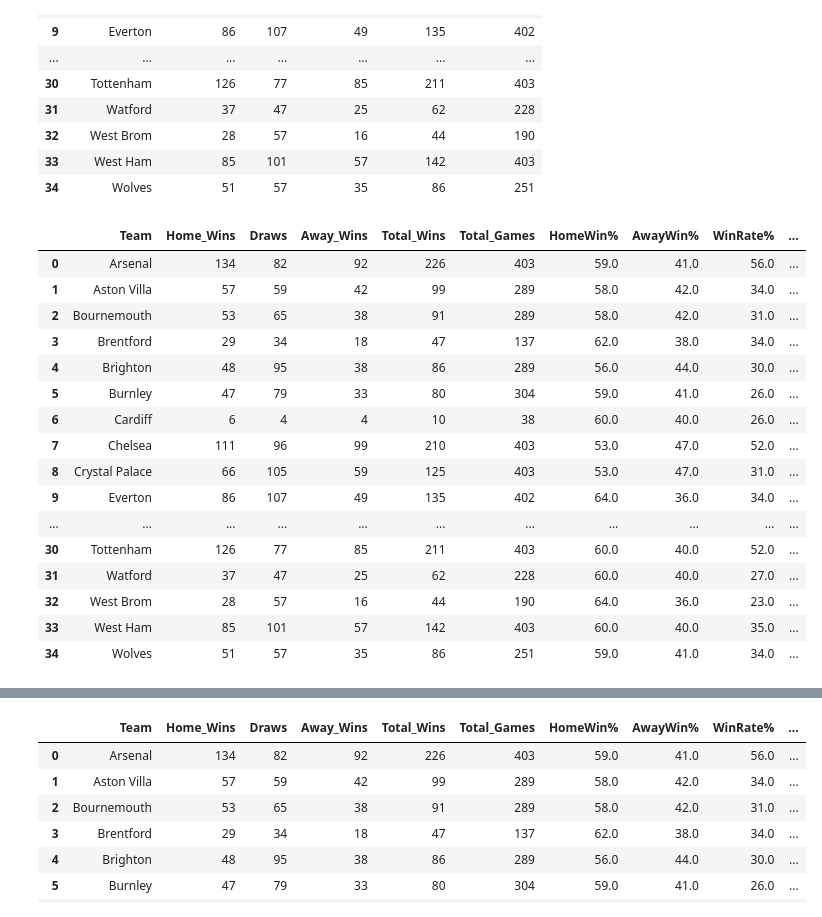
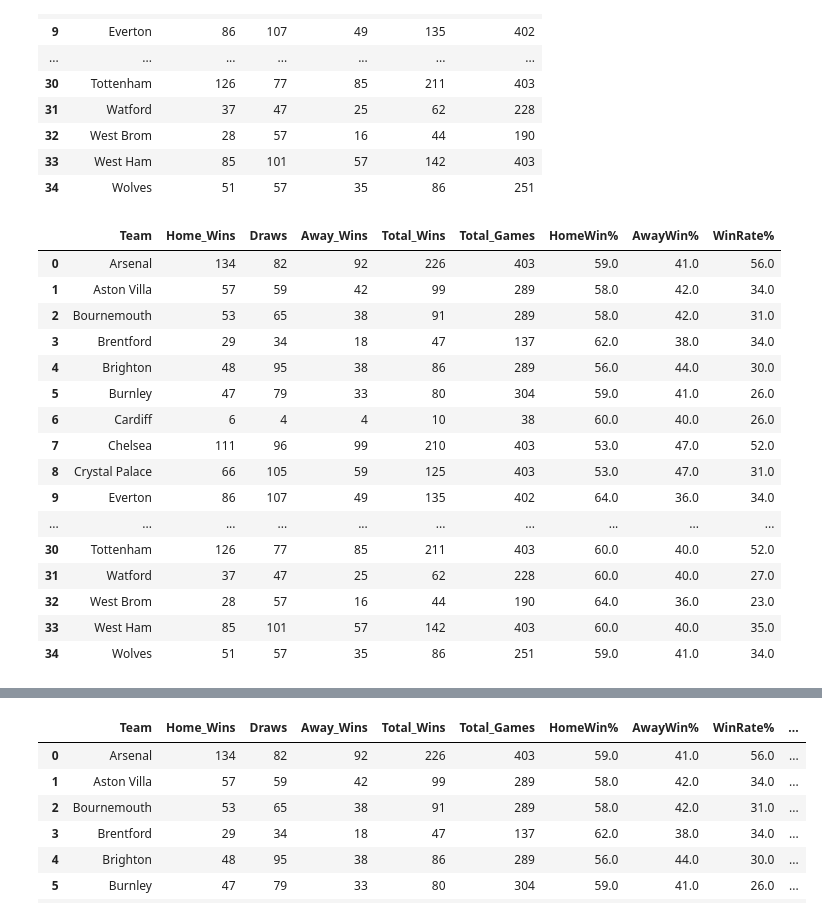
Before and after one commit to SmithNJ13/data_analysis, a Jupyter notebook: analysis.ipynb, the cells around one changed output, grey strips where cells are left out. Saved outputs shown, nothing was run; the diff lists cells and outputs as text; code cells hidden in the pictures.

Commit message:
Question Two answered!

```diff
--- a/analysis.ipynb
+++ b/analysis.ipynb
@@ -604,31 +604,29 @@ Question_Two
 | 33 | West Ham | 85 | 101 | 57 | 142 | 403 |
 | 34 | Wolves | 51 | 57 | 35 | 86 | 251 |
 # %%
-Question_Two["Home%"] = round((Question_Two["Home_Wins"] / Question_Two["Total_Wins"]), 2) * 100
-Question_Two["Away%"] = round((Question_Two["Away_Wins"] / Question_Two["Total_Wins"]), 2) * 100
+Question_Two["HomeWin%"] = round((Question_Two["Home_Wins"] / Question_Two["Total_Wins"]), 2) * 100
+Question_Two["AwayWin%"] = round((Question_Two["Away_Wins"] / Question_Two["Total_Wins"]), 2) * 100
 Question_Two["WinRate%"] = round((Question_Two["Total_Wins"] / Question_Two["Total_Games"]), 2) * 100
-Question_Two.sort_values(by="Home%", ascending=False)
-# Question_Two.drop(columns={"HomeWin%", "AwayWin%"}, inplace=True)
-# Question_Two.rename(columns={"Home%": "HomeWin%", "Away%": "AwayWin%"}, inplace=True)
+# Question_Two.drop(columns="WinRate%", inplace=True)
 Question_Two
 # %% [output]
-|  | Team | Home_Wins | Draws | Away_Wins | Total_Wins | Total_Games | HomeWin% | AwayWin% | WinRate% | ... |
-| 0 | Arsenal | 134 | 82 | 92 | 226 | 403 | 59.0 | 41.0 | 56.0 | ... |
-| 1 | Aston Villa | 57 | 59 | 42 | 99 | 289 | 58.0 | 42.0 | 34.0 | ... |
-| 2 | Bournemouth | 53 | 65 | 38 | 91 | 289 | 58.0 | 42.0 | 31.0 | ... |
-| 3 | Brentford | 29 | 34 | 18 | 47 | 137 | 62.0 | 38.0 | 34.0 | ... |
-| 4 | Brighton | 48 | 95 | 38 | 86 | 289 | 56.0 | 44.0 | 30.0 | ... |
-| 5 | Burnley | 47 | 79 | 33 | 80 | 304 | 59.0 | 41.0 | 26.0 | ... |
-| 6 | Cardiff | 6 | 4 | 4 | 10 | 38 | 60.0 | 40.0 | 26.0 | ... |
-| 7 | Chelsea | 111 | 96 | 99 | 210 | 403 | 53.0 | 47.0 | 52.0 | ... |
-| 8 | Crystal Palace | 66 | 105 | 59 | 125 | 403 | 53.0 | 47.0 | 31.0 | ... |
-| 9 | Everton | 86 | 107 | 49 | 135 | 402 | 64.0 | 36.0 | 34.0 | ... |
-| ... | ... | ... | ... | ... | ... | ... | ... | ... | ... | ... |
-| 30 | Tottenham | 126 | 77 | 85 | 211 | 403 | 60.0 | 40.0 | 52.0 | ... |
-| 31 | Watford | 37 | 47 | 25 | 62 | 228 | 60.0 | 40.0 | 27.0 | ... |
-| 32 | West Brom | 28 | 57 | 16 | 44 | 190 | 64.0 | 36.0 | 23.0 | ... |
-| 33 | West Ham | 85 | 101 | 57 | 142 | 403 | 60.0 | 40.0 | 35.0 | ... |
-| 34 | Wolves | 51 | 57 | 35 | 86 | 251 | 59.0 | 41.0 | 34.0 | ... |
+|  | Team | Home_Wins | Draws | Away_Wins | Total_Wins | Total_Games | HomeWin% | AwayWin% | WinRate% |
+| 0 | Arsenal | 134 | 82 | 92 | 226 | 403 | 59.0 | 41.0 | 56.0 |
+| 1 | Aston Villa | 57 | 59 | 42 | 99 | 289 | 58.0 | 42.0 | 34.0 |
+| 2 | Bournemouth | 53 | 65 | 38 | 91 | 289 | 58.0 | 42.0 | 31.0 |
+| 3 | Brentford | 29 | 34 | 18 | 47 | 137 | 62.0 | 38.0 | 34.0 |
+| 4 | Brighton | 48 | 95 | 38 | 86 | 289 | 56.0 | 44.0 | 30.0 |
+| 5 | Burnley | 47 | 79 | 33 | 80 | 304 | 59.0 | 41.0 | 26.0 |
+| 6 | Cardiff | 6 | 4 | 4 | 10 | 38 | 60.0 | 40.0 | 26.0 |
+| 7 | Chelsea | 111 | 96 | 99 | 210 | 403 | 53.0 | 47.0 | 52.0 |
+| 8 | Crystal Palace | 66 | 105 | 59 | 125 | 403 | 53.0 | 47.0 | 31.0 |
+| 9 | Everton | 86 | 107 | 49 | 135 | 402 | 64.0 | 36.0 | 34.0 |
+| ... | ... | ... | ... | ... | ... | ... | ... | ... | ... |
+| 30 | Tottenham | 126 | 77 | 85 | 211 | 403 | 60.0 | 40.0 | 52.0 |
+| 31 | Watford | 37 | 47 | 25 | 62 | 228 | 60.0 | 40.0 | 27.0 |
+| 32 | West Brom | 28 | 57 | 16 | 44 | 190 | 64.0 | 36.0 | 23.0 |
+| 33 | West Ham | 85 | 101 | 57 | 142 | 403 | 60.0 | 40.0 | 35.0 |
+| 34 | Wolves | 51 | 57 | 35 | 86 | 251 | 59.0 | 41.0 | 34.0 |
 # %%
 # Okay this is a bit better, but we can see Middlesbrough, Hull, QPR, Luton and many others haven't played a full seasons worth of games! This is either
 # due to incomplete data, or they're part of the current 2025 season. So we want the stats to reflect
```
Also changed, not shown: parts of 7 cells of this notebook, 1 other file.
